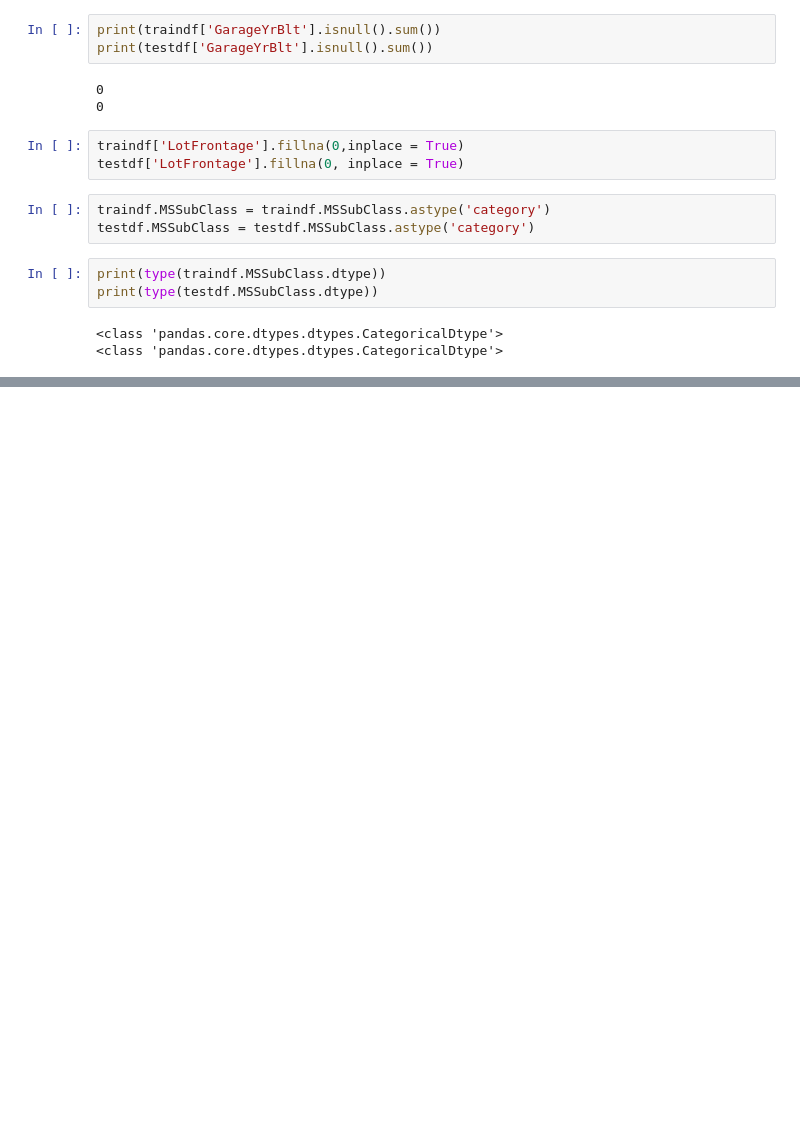
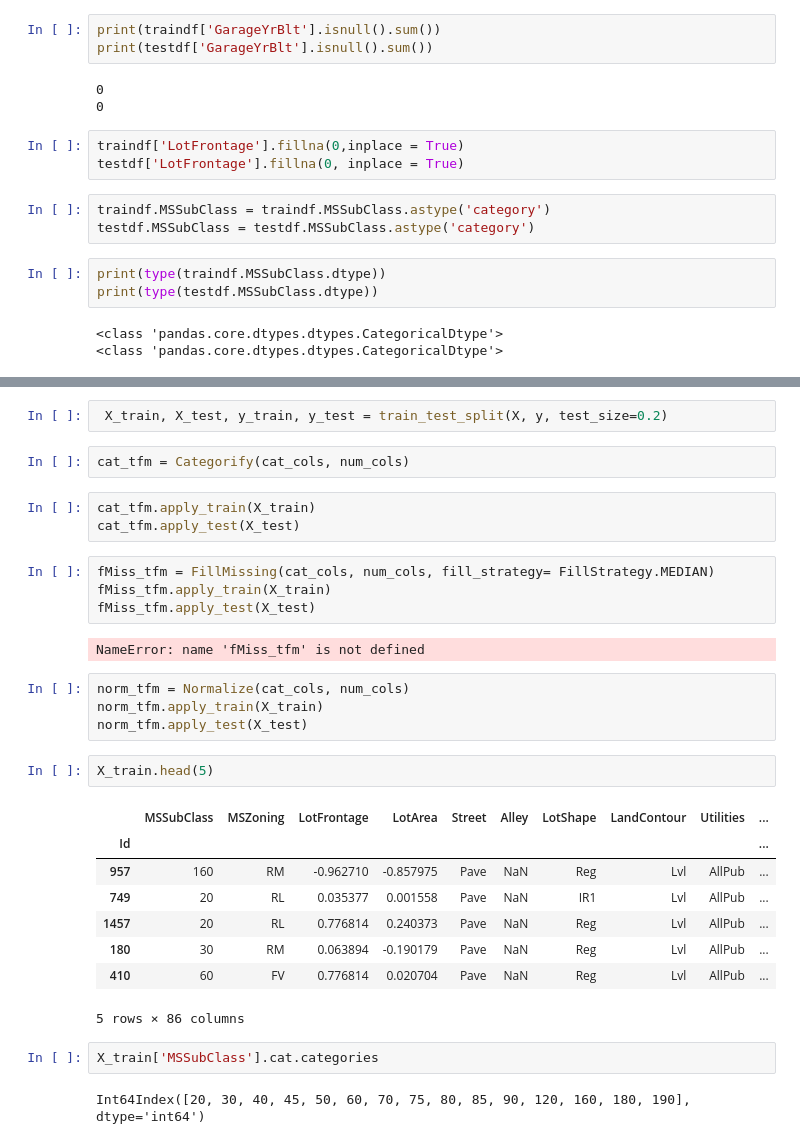
Before and after one commit to philippkaindl/Melbourne_housing, a Jupyter notebook: Housing_Exploration.ipynb, the cells around one changed output, grey strips where cells are left out. Cells and saved outputs as stored; diff of their text form; blank space fills up the shorter version.

Commit message:
Categorify Fixed

```diff
--- a/Housing_Exploration.ipynb
+++ b/Housing_Exploration.ipynb
@@ -326,0 +354,32 @@ pandas.core.dtypes.dtypes.CategoricalDtype
+# %%
+ X_train, X_test, y_train, y_test = train_test_split(X, y, test_size=0.2)
+# %%
+cat_tfm = Categorify(cat_cols, num_cols)
+# %%
+cat_tfm.apply_train(X_train)
+cat_tfm.apply_test(X_test)
+# %%
+fMiss_tfm = FillMissing(cat_cols, num_cols, fill_strategy= FillStrategy.MEDIAN)
+fMiss_tfm.apply_train(X_train)
+fMiss_tfm.apply_test(X_test)
+# %% [output]
+NameError: name 'fMiss_tfm' is not defined
+# %%
+norm_tfm = Normalize(cat_cols, num_cols)
+norm_tfm.apply_train(X_train)
+norm_tfm.apply_test(X_test)
+# %%
+X_train.head(5)
+# %% [output]
+|  | MSSubClass | MSZoning | LotFrontage | LotArea | Street | Alley | LotShape | LandContour | Utilities | ... |
+| Id |  |  |  |  |  |  |  |  |  | ... |
+| 957 | 160 | RM | -0.962710 | -0.857975 | Pave | NaN | Reg | Lvl | AllPub | ... |
+| 749 | 20 | RL | 0.035377 | 0.001558 | Pave | NaN | IR1 | Lvl | AllPub | ... |
+| 1457 | 20 | RL | 0.776814 | 0.240373 | Pave | NaN | Reg | Lvl | AllPub | ... |
+| 180 | 30 | RM | 0.063894 | -0.190179 | Pave | NaN | Reg | Lvl | AllPub | ... |
+| 410 | 60 | FV | 0.776814 | 0.020704 | Pave | NaN | Reg | Lvl | AllPub | ... |
+5 rows × 86 columns
+# %%
+X_train['MSSubClass'].cat.categories
+# %% [output]
+Int64Index([20, 30, 40, 45, 50, 60, 70, 75, 80, 85, 90, 120, 160, 180, 190], dtype='int64')
```
Also changed, not shown: parts of 12 cells of this notebook, 1 other file.
